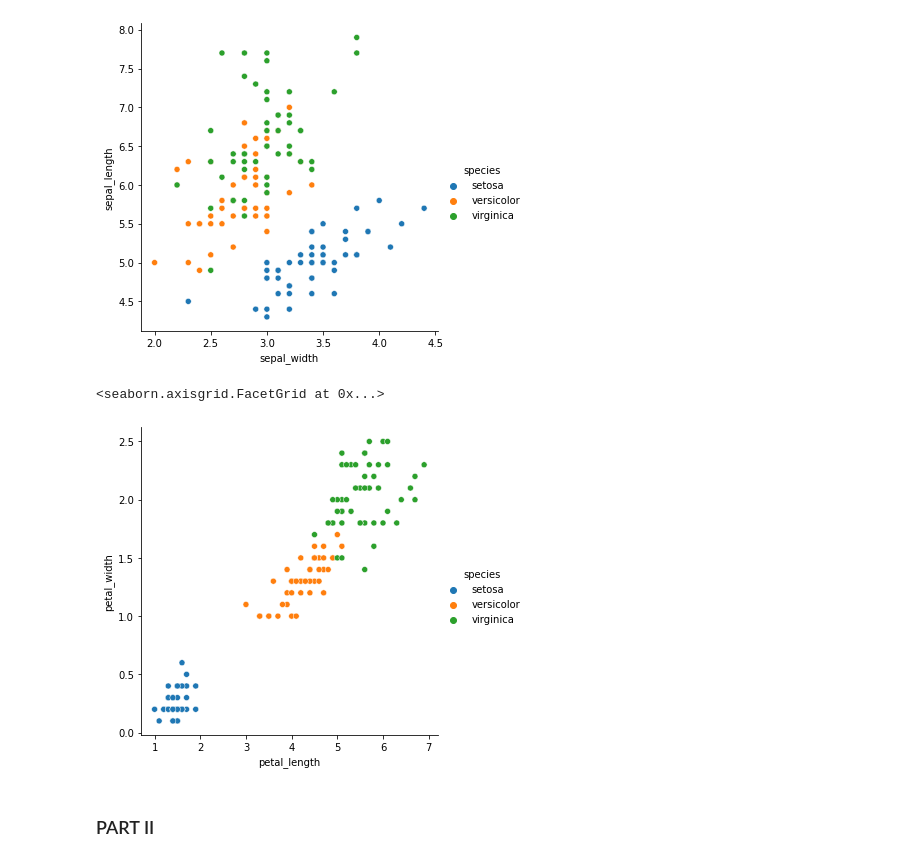
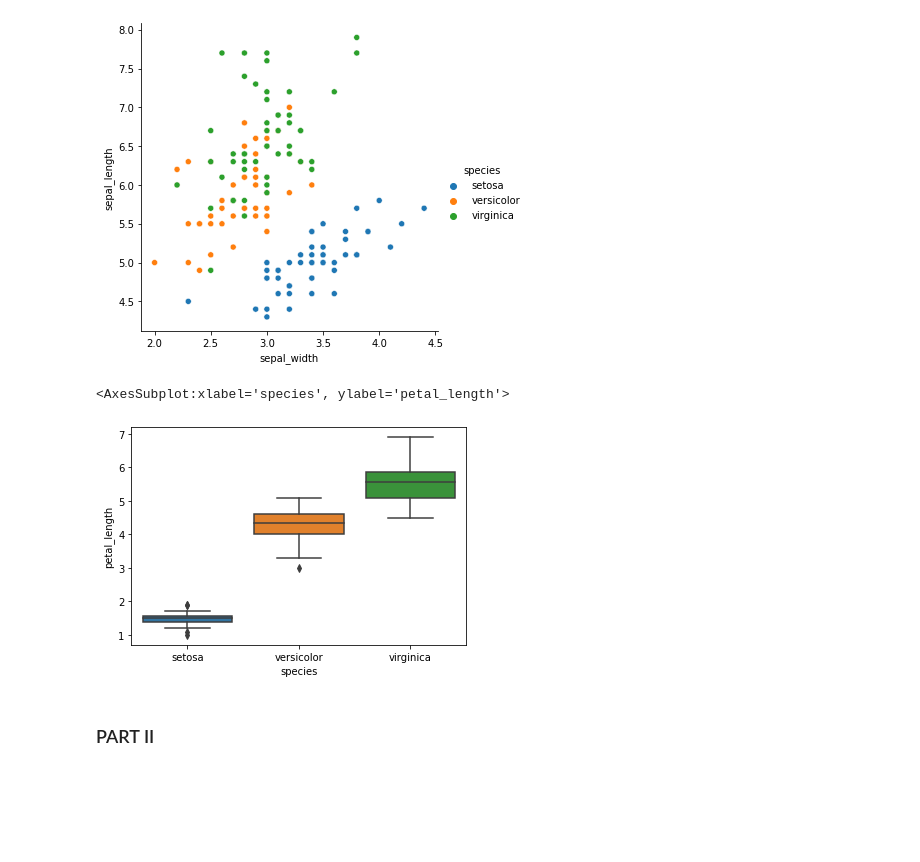
Before and after one commit to morgancross2/numpy-pandas-visualization-exercises, a Jupyter notebook: seaborn_exercises.ipynb, the cells around one changed output. Cells and saved outputs as stored; diff of their text form; code cells hidden in the pictures; blank space fills up the shorter version.

```diff
--- a/seaborn_exercises.ipynb
+++ b/seaborn_exercises.ipynb
@@ -41,10 +41,10 @@ sns.relplot(data=iris, x='sepal_width', y='sepal_length', hue='species')
 [figure]
 # %%
 # 4. Which features would be best used to predict species?
-sns.relplot(data=iris, x='petal_length', y='petal_width', hue='species')
+sns.boxplot(data=iris, x='species', y='petal_length')
 # %% [output]
-<seaborn.axisgrid.FacetGrid at 0x...>
+<AxesSubplot:xlabel='species', ylabel='petal_length'>
-[figure, old version]
+[figure, new version]
 # %% [markdown]
 ### PART II
 # %%
```
Also changed, not shown: parts of 9 cells of this notebook.
